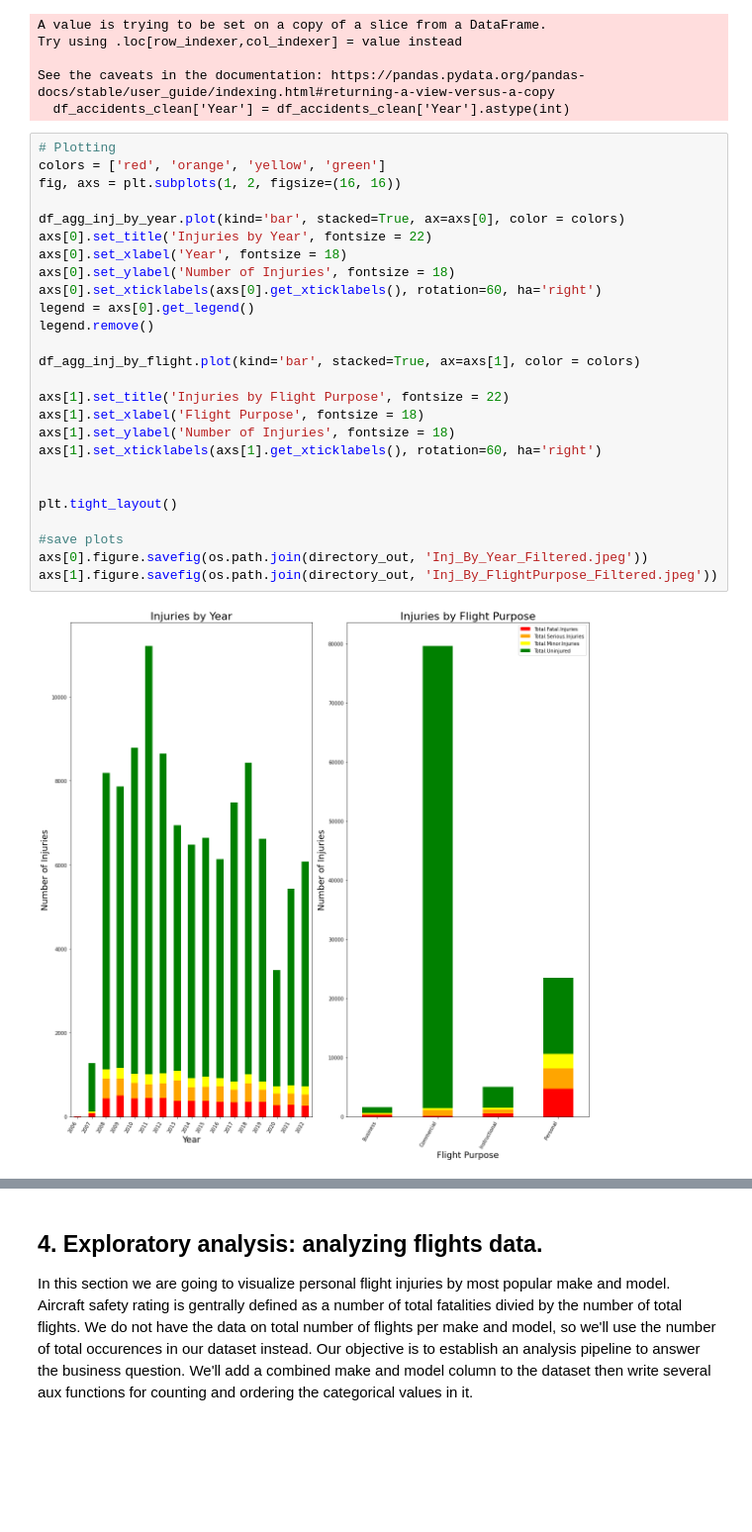
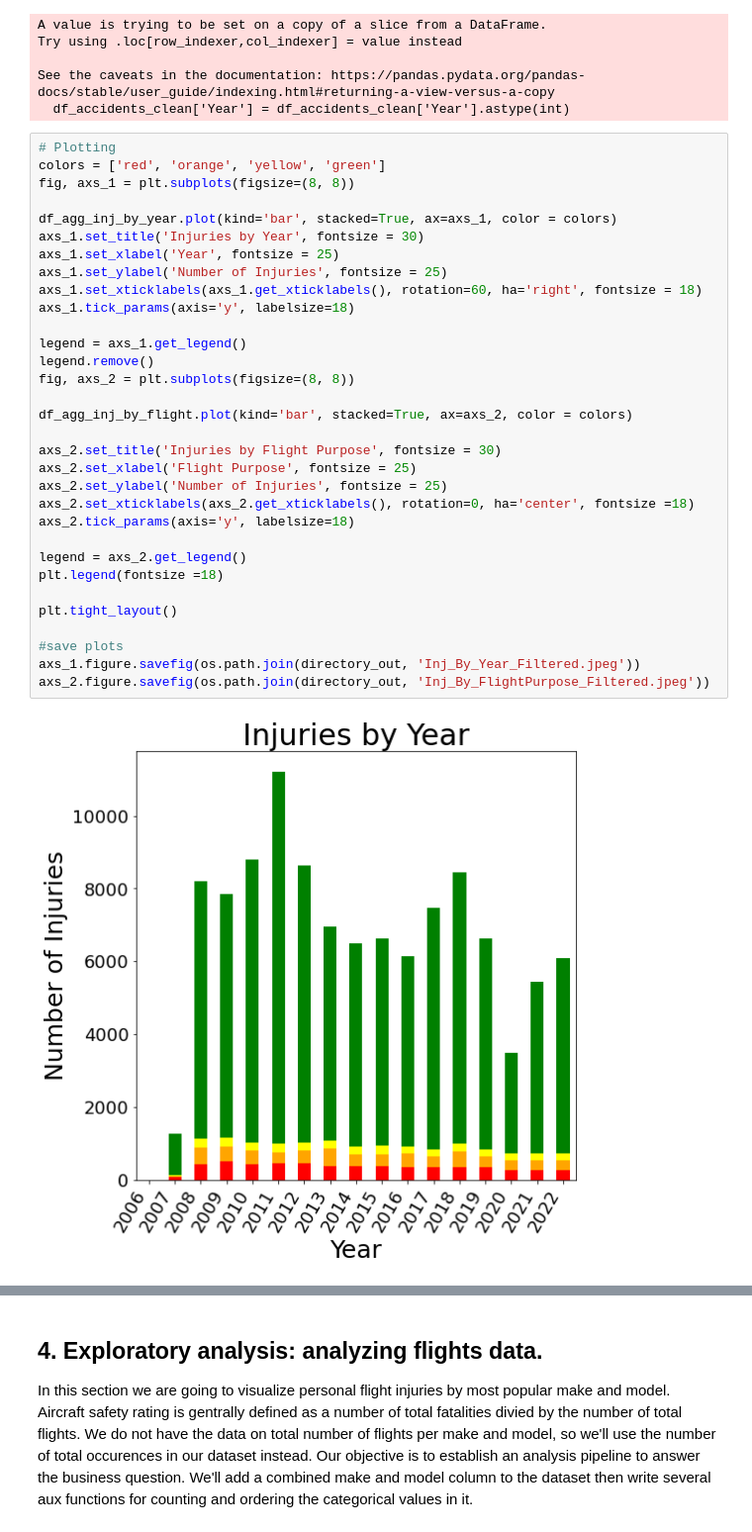
Before and after one commit to leksea/dsc-phase-1-project, a Jupyter notebook: Alexandra Yakovleva Phase 1 DS Flex Final Project.ipynb, the cells around one changed output, grey strips where cells are left out. Shown at 99% size. Cells and saved outputs as stored; diff of their text form; blank space fills up the shorter version.

```diff
--- a/Alexandra Yakovleva Phase 1 DS Flex Final Project.ipynb
+++ b/Alexandra Yakovleva Phase 1 DS Flex Final Project.ipynb
@@ -514,28 +514,34 @@ See the caveats in the documentation: https://pandas.pydata.org/pandas-docs/stab
 # %%
 # Plotting
 colors = ['red', 'orange', 'yellow', 'green']
-fig, axs = plt.subplots(1, 2, figsize=(16, 16))
+fig, axs_1 = plt.subplots(figsize=(8, 8))
 
-df_agg_inj_by_year.plot(kind='bar', stacked=True, ax=axs[0], color = colors)
-axs[0].set_title('Injuries by Year', fontsize = 22)
-axs[0].set_xlabel('Year', fontsize = 18)
-axs[0].set_ylabel('Number of Injuries', fontsize = 18)
-axs[0].set_xticklabels(axs[0].get_xticklabels(), rotation=60, ha='right')
-legend = axs[0].get_legend()
+df_agg_inj_by_year.plot(kind='bar', stacked=True, ax=axs_1, color = colors)
+axs_1.set_title('Injuries by Year', fontsize = 30)
+axs_1.set_xlabel('Year', fontsize = 25)
+axs_1.set_ylabel('Number of Injuries', fontsize = 25)
+axs_1.set_xticklabels(axs_1.get_xticklabels(), rotation=60, ha='right', fontsize = 18)
+axs_1.tick_params(axis='y', labelsize=18)
+
+legend = axs_1.get_legend()
 legend.remove()
+fig, axs_2 = plt.subplots(figsize=(8, 8))
 
-df_agg_inj_by_flight.plot(kind='bar', stacked=True, ax=axs[1], color = colors)
+df_agg_inj_by_flight.plot(kind='bar', stacked=True, ax=axs_2, color = colors)
 
-axs[1].set_title('Injuries by Flight Purpose', fontsize = 22)
-axs[1].set_xlabel('Flight Purpose', fontsize = 18)
-axs[1].set_ylabel('Number of Injuries', fontsize = 18)
-axs[1].set_xticklabels(axs[1].get_xticklabels(), rotation=60, ha='right')
+axs_2.set_title('Injuries by Flight Purpose', fontsize = 30)
+axs_2.set_xlabel('Flight Purpose', fontsize = 25)
+axs_2.set_ylabel('Number of Injuries', fontsize = 25)
+axs_2.set_xticklabels(axs_2.get_xticklabels(), rotation=0, ha='center', fontsize =18)
+axs_2.tick_params(axis='y', labelsize=18)
 
+legend = axs_2.get_legend()
+plt.legend(fontsize =18)
 
 plt.tight_layout()
 
 #save plots
-axs[0].figure.savefig(os.path.join(directory_out, 'Inj_By_Year_Filtered.jpeg'))
-axs[1].figure.savefig(os.path.join(directory_out, 'Inj_By_FlightPurpose_Filtered.jpeg'))
+axs_1.figure.savefig(os.path.join(directory_out, 'Inj_By_Year_Filtered.jpeg'))
+axs_2.figure.savefig(os.path.join(directory_out, 'Inj_By_FlightPurpose_Filtered.jpeg'))
 # %% [output]
-[figure, old version]
+[figure, new version]
```
Also changed, not shown: parts of 7 cells of this notebook, 19 other files.
